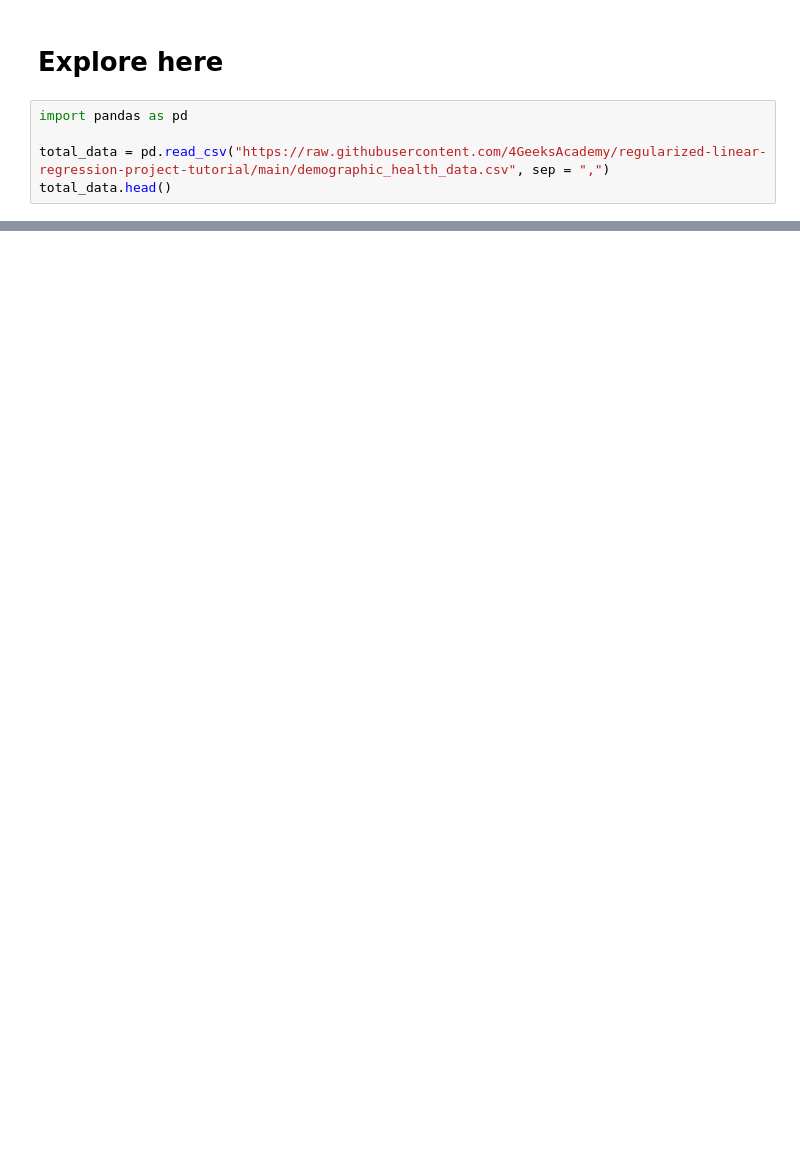
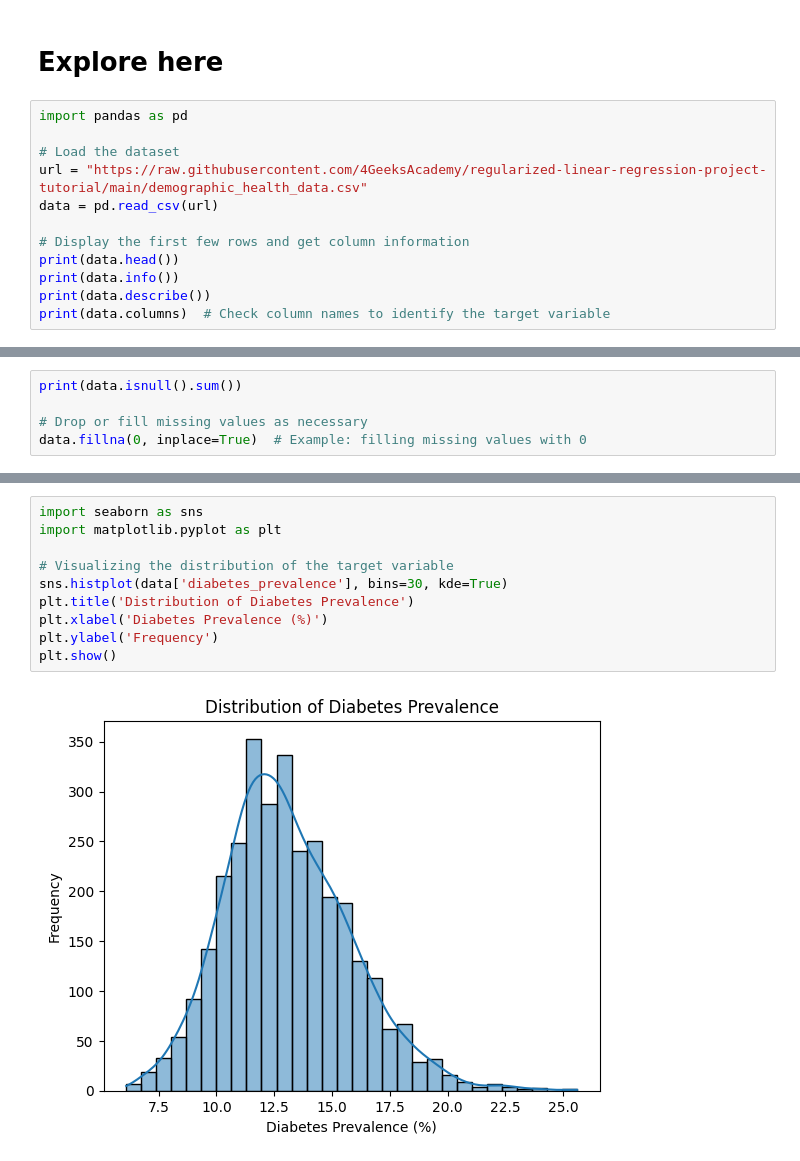
Before and after one commit to Mariarodrigues27/regularizedlinearregression, a Jupyter notebook: src/explore.ipynb, the cells around one changed output, grey strips where cells are left out. Drawn from its saved outputs; the diff is of its cells as text; blank space fills up the shorter version.

```diff
--- a/src/explore.ipynb
+++ b/src/explore.ipynb
@@ -3,6 +3,13 @@
 # %%
 import pandas as pd
 
-total_data = pd.read_csv("https://raw.githubusercontent.com/4GeeksAcademy/regularized-linear-regression-project-tutorial/main/demographic_health_data.csv", sep = ",")
-total_data.head()
+# Load the dataset
+url = "https://raw.githubusercontent.com/4GeeksAcademy/regularized-linear-regression-project-tutorial/main/demographic_health_data.csv"
+data = pd.read_csv(url)
+
+# Display the first few rows and get column information
+print(data.head())
+print(data.info())
+print(data.describe())
+print(data.columns)  # Check column names to identify the target variable
 # %% [output]
@@ -111,0 +33,5 @@ X_test_sel.head()
+# %%
+print(data.isnull().sum())
+
+# Drop or fill missing values as necessary
+data.fillna(0, inplace=True)  # Example: filling missing values with 0
@@ -111,0 +51,12 @@ X_test_sel.head()
+# %%
+import seaborn as sns
+import matplotlib.pyplot as plt
+
+# Visualizing the distribution of the target variable
+sns.histplot(data['diabetes_prevalence'], bins=30, kde=True)
+plt.title('Distribution of Diabetes Prevalence')
+plt.xlabel('Diabetes Prevalence (%)')
+plt.ylabel('Frequency')
+plt.show()
+# %% [output]
+[figure, added]
```
Also changed, not shown: parts of 28 cells of this notebook.
